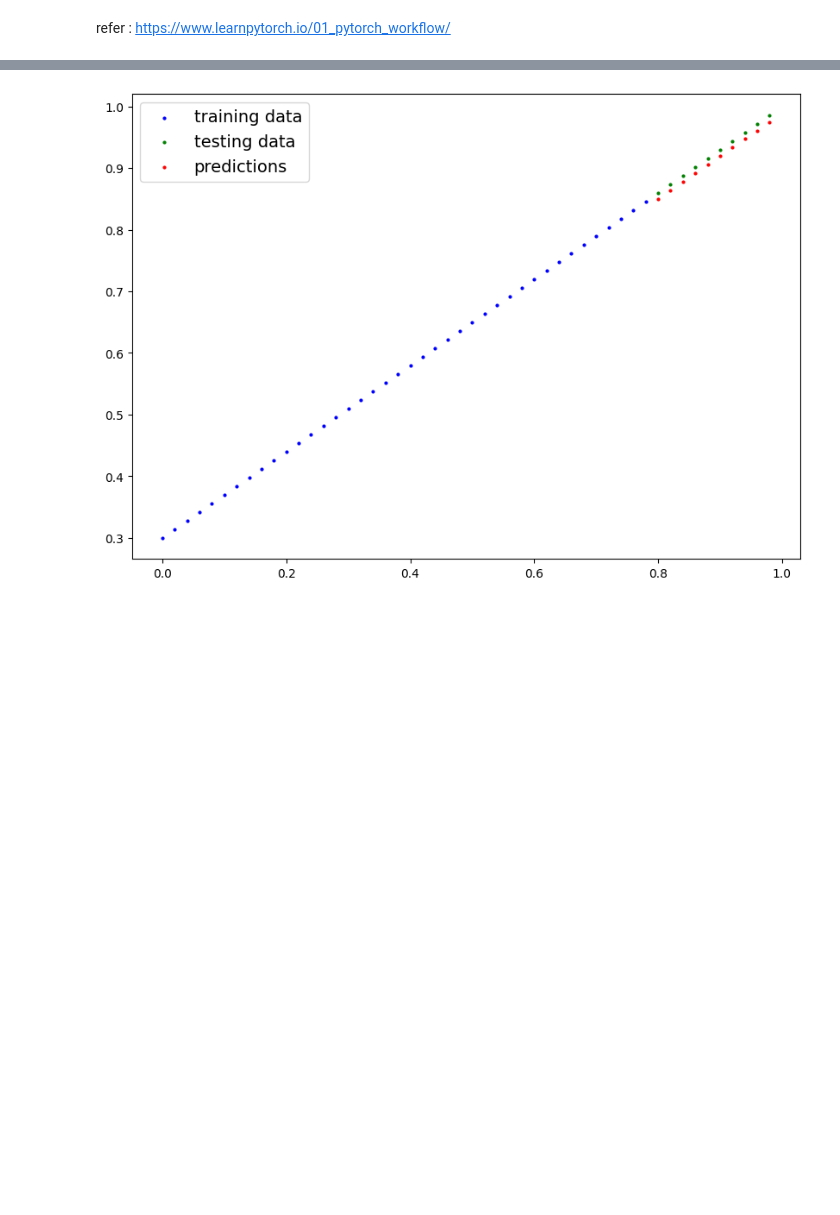
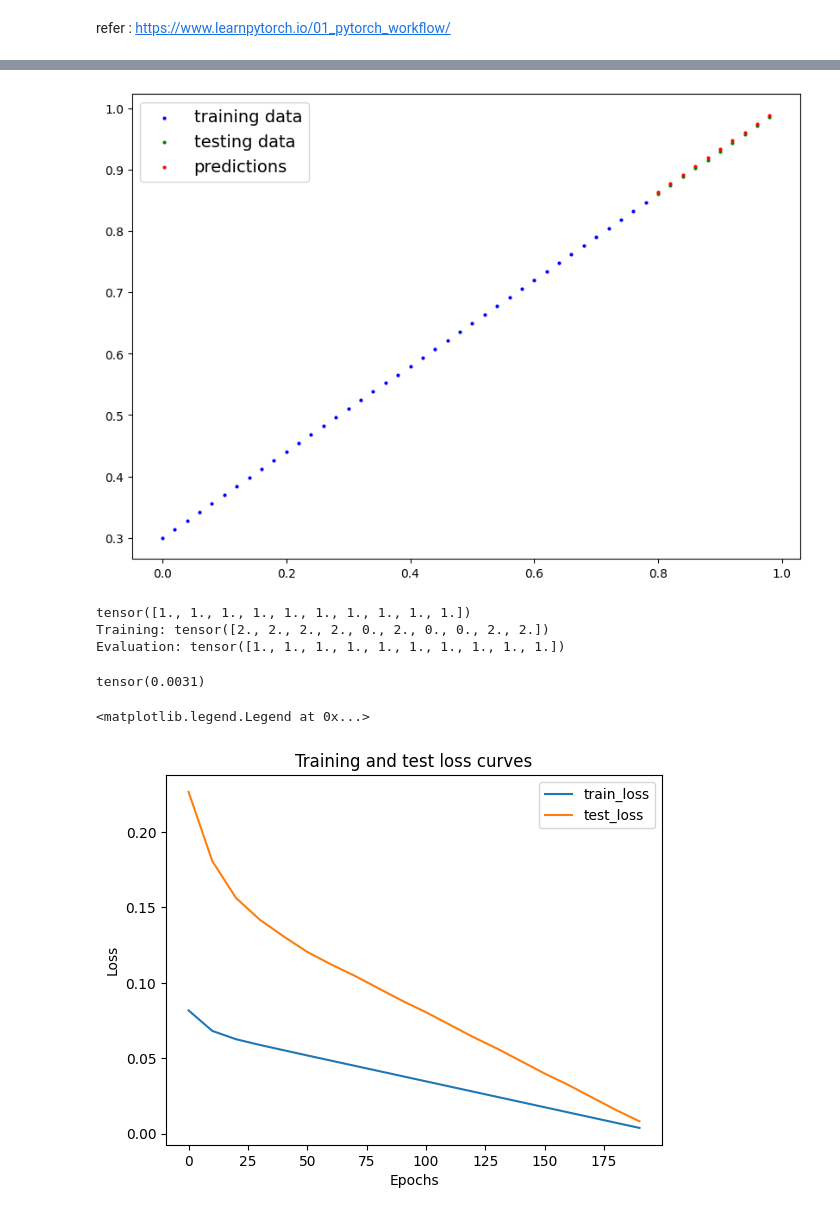
Before and after one commit to Rajaanthonysamy/PyTorch, a Jupyter notebook: 02_pytorch_workflow.ipynb, the cells around one changed output, grey strips where cells are left out. Cells and saved outputs as stored; diff of their text form; code cells hidden in the pictures; blank space fills up the shorter version.

Commit message:
completed till testing model

```diff
--- a/02_pytorch_workflow.ipynb
+++ b/02_pytorch_workflow.ipynb
@@ -262,9 +262,13 @@ opti= torch.optim.SGD(params=model_0.parameters(), lr=0.01)
 
 5. Optimizer step - use the optimizer to adjust the models paramaeter to try and improve the loss
 # %%
+
 ## an epochs is one loop through the data (this is a hyperparameter because we are set it ourselves)
-epochs=1000
+epochs=200
 torch.manual_seed(42)
+epoch_count=[]
+loss_values=[]
+test_loss_values=[]
 
 for epoch in range(epochs):
   print("epochs")
@@ -291,5 +295,15 @@ for epoch in range(epochs):
   ## testing
   model_0.eval() ## turn off the gradient
   print(model_0.state_dict())
+
+  with torch.inference_mode():
+    test_pred=model_0(X_test)
+    test_loss=loss_func(test_pred,y_test)
+  if epoch % 10 == 0:
+    epoch_count.append(epoch)
+    loss_values.append(loss)
+    test_loss_values.append(test_loss)
+    print(f"Epoch: {epoch} | Loss: {loss} | Test Loss: {test_loss}")
+    print(model_0.state_dict())
 # %% [output]
 epochs
@@ -322,4 +336,44 @@ with torch.inference_mode():
 # %%
 plot_prediction(predictions=y_preds_new)
 # %% [output]
-[figure, old version]
+[figure, new version]
+# %%
+#### Drop Out mechanism
+
+import torch
+import torch.nn as nn
+
+dropout = nn.Dropout(p=0.5)
+
+x = torch.ones(10)  # pretend activations (all ones)
+print(x)
+# Training mode
+dropout.train()
+print("Training:", dropout(x))
+
+# Evaluation mode
+dropout.eval()
+print("Evaluation:", dropout(x))
+# %% [output]
+tensor([1., 1., 1., 1., 1., 1., 1., 1., 1., 1.])
+Training: tensor([2., 2., 2., 2., 0., 2., 0., 0., 2., 2.])
+Evaluation: tensor([1., 1., 1., 1., 1., 1., 1., 1., 1., 1.])
+# %%
+test_loss.min()
+# %% [output]
+tensor(0.0031)
+# %%
+import numpy as np
+
+loss_values_list=np.array(torch.tensor(loss_values).numpy())
+test_loss_values_list=test_loss_values
+# %%
+plt.plot(epoch_count,loss_values_list,label="train_loss")
+plt.plot(epoch_count,test_loss_values,label="test_loss")
+plt.title("Training and test loss curves")
+plt.ylabel("Loss")
+plt.xlabel("Epochs")
+plt.legend()
+# %% [output]
+<matplotlib.legend.Legend at 0x...>
+[figure, added]
```
Also changed, not shown: parts of 6 cells of this notebook.
